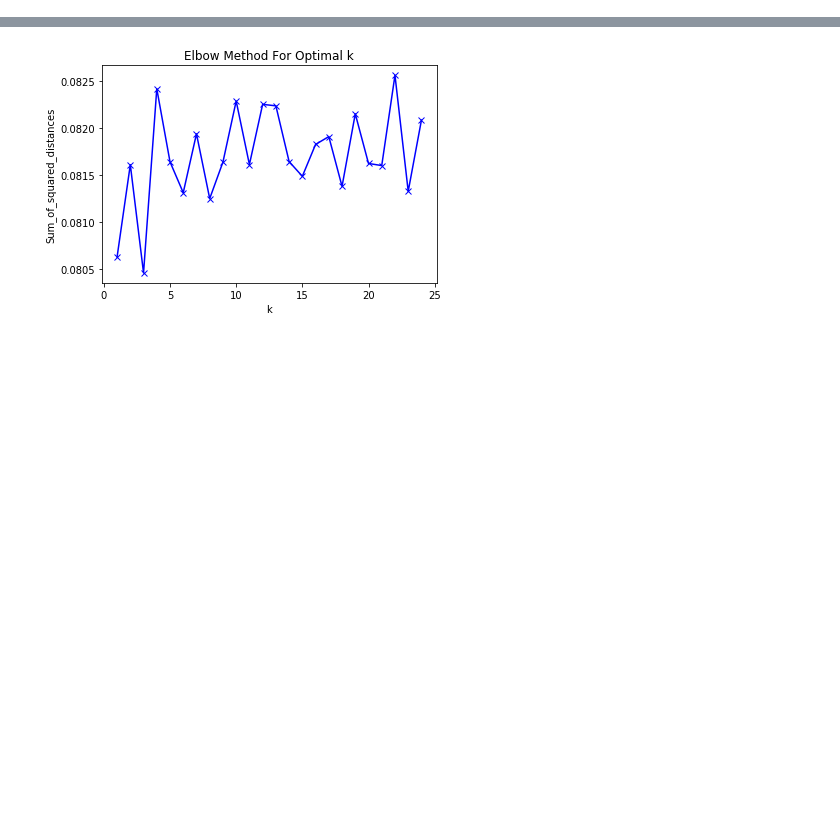
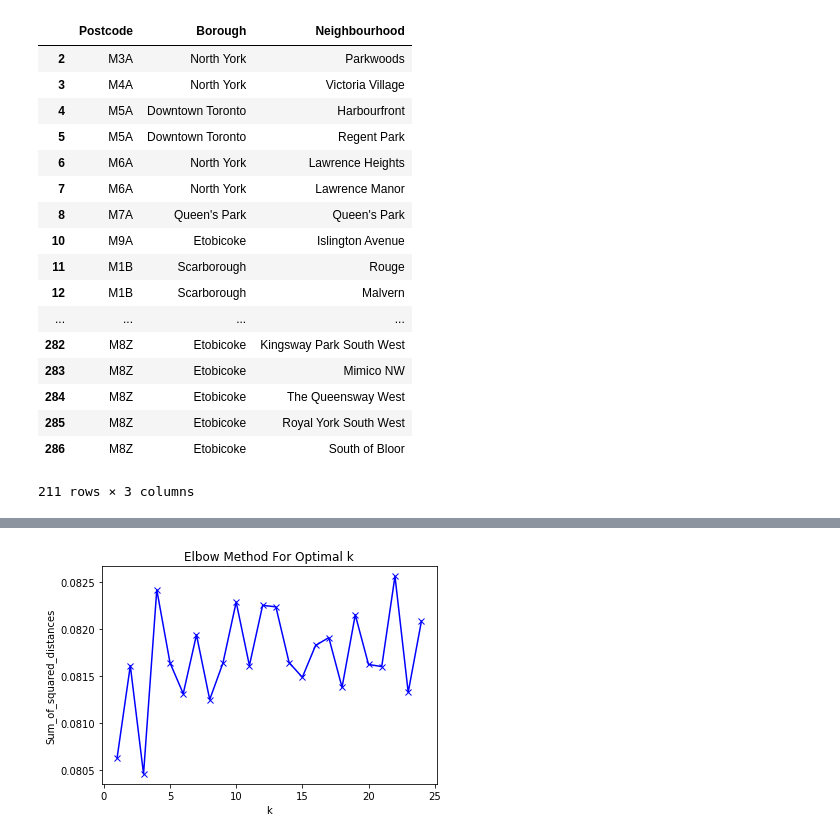
Before and after one commit to fabiofanni/capstone-project, a Jupyter notebook: week-3_capstone_project.ipynb, the cells around one changed output, grey strips where cells are left out. Cells and saved outputs as stored; diff of their text form; code cells hidden in the pictures; blank space fills up the shorter version.

```diff
--- a/week-3_capstone_project.ipynb
+++ b/week-3_capstone_project.ipynb
@@ -1,14 +3,45 @@
 # %%
 import pandas as pd
 import requests
 import sys
 import numpy as np
 from io import StringIO
 from bs4 import BeautifulSoup
 import matplotlib.pyplot as plt
 
 #download the raw data from wikipedia
 r = requests.get("https://en.wikipedia.org/wiki/List_of_postal_codes_of_Canada:_M")
 
 #transform the table into a dataframe
 df = pd.read_html(r.text, header=0)[0]
+
+# drops rows with borough not assigned
+indexNames = df[ df['Borough'] == 'Not assigned' ].index
+df.drop(indexNames , inplace=True)
+
+# when neighbouthood is not assigned, copies values from borough
+df.loc[(df.Neighbourhood == 'Not assigned'),'Neighbourhood']=df.Borough
+
+#grouping neighborouhoods with the same postcode/borough together and separating them with a ,
+grouped_df = df.groupby(['Postcode','Borough'])['Neighbourhood'].apply(lambda tags: ','.join(tags)).reset_index()
+
+df
+# %% [output]
+|  | Postcode | Borough | Neighbourhood |
+| 2 | M3A | North York | Parkwoods |
+| 3 | M4A | North York | Victoria Village |
+| 4 | M5A | Downtown Toronto | Harbourfront |
+| 5 | M5A | Downtown Toronto | Regent Park |
+| 6 | M6A | North York | Lawrence Heights |
+| 7 | M6A | North York | Lawrence Manor |
+| 8 | M7A | Queen's Park | Queen's Park |
+| 10 | M9A | Etobicoke | Islington Avenue |
+| 11 | M1B | Scarborough | Rouge |
+| 12 | M1B | Scarborough | Malvern |
+| ... | ... | ... | ... |
+| 282 | M8Z | Etobicoke | Kingsway Park South West |
+| 283 | M8Z | Etobicoke | Mimico NW |
+| 284 | M8Z | Etobicoke | The Queensway West |
+| 285 | M8Z | Etobicoke | Royal York South West |
+| 286 | M8Z | Etobicoke | South of Bloor |
+211 rows × 3 columns
```
Also changed, not shown: parts of 11 cells of this notebook.
